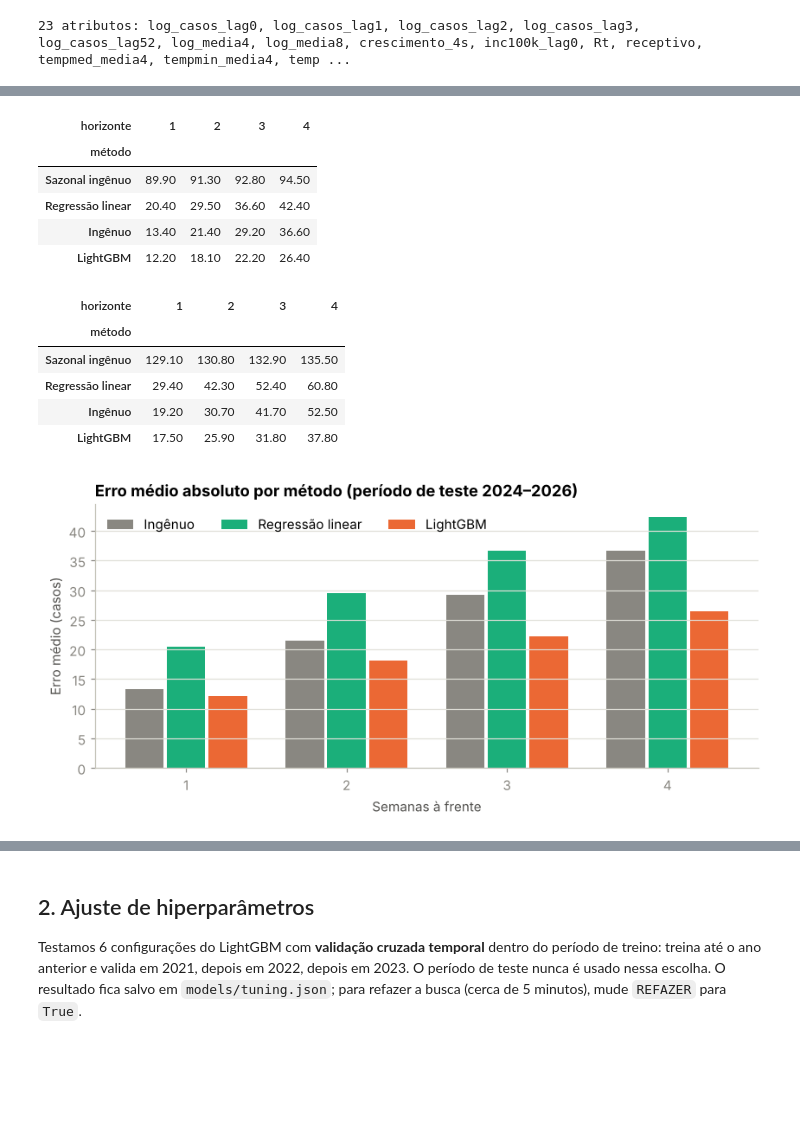
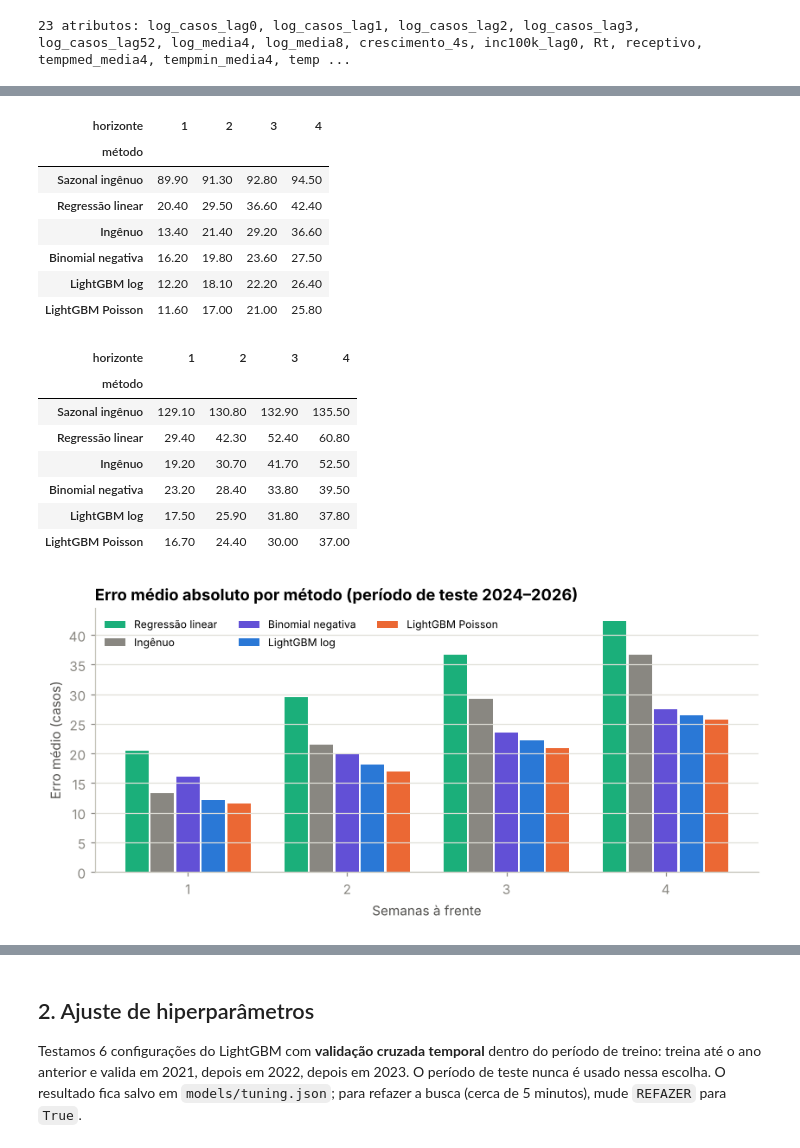
Before and after one commit to luishenrique1702/radar-dengue, a Jupyter notebook: notebooks/03_modelagem_e_avaliacao.ipynb, the cells around one changed output, grey strips where cells are left out. Drawn from its saved outputs; the diff is of its cells as text; code cells hidden in the pictures; blank space fills up the shorter version.

Commit message:
Adota LightGBM Poisson, compara com binomial negativa e com o alerta oficial do InfoDengue

```diff
--- a/notebooks/03_modelagem_e_avaliacao.ipynb
+++ b/notebooks/03_modelagem_e_avaliacao.ipynb
@@ -29,11 +29,12 @@ import json
 import lightgbm as lgb
 import statsmodels.api as sm
 from radar_dengue.features import FEATURES, add_targets, build_features, risk_level
-from radar_dengue.model import PARAMS, split
+from radar_dengue.model import PARAMS, fit_central, predict_central, split
+from radar_dengue.compare import NB_FEATURES, alert_comparison, nb_features
 from radar_dengue.geo import municipality_table, size_class, PORTES
 
 raw = pd.read_parquet("data/raw/infodengue_sp.parquet")
-d = add_targets(build_features(raw), [1, 2, 3, 4])
+d = nb_features(add_targets(build_features(raw), [1, 2, 3, 4]))
 d = d.merge(municipality_table()[["geocode", "regiao"]], on="geocode", how="left")
 d["porte"] = size_class(d.groupby("geocode")["pop"].transform("max"))
 print(f"{len(FEATURES)} atributos:", ", ".join(FEATURES))
@@ -68,48 +76,58 @@ for h in [1, 2, 3, 4]:
 
     lin = sm.OLS(tr[y] - tr["log_casos_lag0"], sm.add_constant(tr[FEATURES])).fit()
     p_lin = np.expm1(lin.predict(sm.add_constant(te[FEATURES])).to_numpy() + atual)
-    gbm = lgb.LGBMRegressor(**PARAMS).fit(tr[FEATURES], tr[y] - tr["log_casos_lag0"])
-    p_gbm = np.expm1(gbm.predict(te[FEATURES]) + atual)
+    nb = sm.GLM(np.expm1(tr[y]).round(), sm.add_constant(tr[NB_FEATURES]),
+                family=sm.families.NegativeBinomial(alpha=0.3), offset=tr["log_casos_lag0"].to_numpy()).fit()
+    p_nb = nb.predict(sm.add_constant(te[NB_FEATURES]), offset=atual)
+    gbm_log = lgb.LGBMRegressor(**PARAMS).fit(tr[FEATURES], tr[y] - tr["log_casos_lag0"])
+    p_log = np.expm1(gbm_log.predict(te[FEATURES]) + atual)
+    gbm = fit_central(tr, h)
+    p_gbm = predict_central(gbm, te)
 
     for nome, p in [("Ingênuo", np.expm1(atual)), ("Sazonal ingênuo", np.expm1(te["log_casos_lag52"])),
-                    ("Regressão linear", p_lin), ("LightGBM", p_gbm)]:
+                    ("Regressão linear", p_lin), ("Binomial negativa", p_nb),
+                    ("LightGBM log", p_log), ("LightGBM Poisson", p_gbm)]:
         resultados.append({"horizonte": h, "método": nome, **metricas(real, p)})
     previsoes[h] = te.assign(real=real, prev=p_gbm.clip(0), naive=np.expm1(atual))
     if h == 4:
         modelo_h4, treino_h4 = gbm, tr
 
 res = pd.DataFrame(resultados)
-res.pivot(index="método", columns="horizonte", values="MAE").loc[
-    ["Sazonal ingênuo", "Regressão linear", "Ingênuo", "LightGBM"]].round(1)
+ORDEM = ["Sazonal ingênuo", "Regressão linear", "Ingênuo", "Binomial negativa", "LightGBM log", "LightGBM Poisson"]
+res.pivot(index="método", columns="horizonte", values="MAE").loc[ORDEM].round(1)
 # %% [output]
 | horizonte | 1 | 2 | 3 | 4 |
 | método |  |  |  |  |
 | Sazonal ingênuo | 89.90 | 91.30 | 92.80 | 94.50 |
 | Regressão linear | 20.40 | 29.50 | 36.60 | 42.40 |
 | Ingênuo | 13.40 | 21.40 | 29.20 | 36.60 |
-| LightGBM | 12.20 | 18.10 | 22.20 | 26.40 |
+| Binomial negativa | 16.20 | 19.80 | 23.60 | 27.50 |
+| LightGBM log | 12.20 | 18.10 | 22.20 | 26.40 |
+| LightGBM Poisson | 11.60 | 17.00 | 21.00 | 25.80 |
 # %%
-res.pivot(index="método", columns="horizonte", values="WAPE (%)").loc[
-    ["Sazonal ingênuo", "Regressão linear", "Ingênuo", "LightGBM"]].round(1)
+res.pivot(index="método", columns="horizonte", values="WAPE (%)").loc[ORDEM].round(1)
 # %% [output]
 | horizonte | 1 | 2 | 3 | 4 |
 | método |  |  |  |  |
 | Sazonal ingênuo | 129.10 | 130.80 | 132.90 | 135.50 |
 | Regressão linear | 29.40 | 42.30 | 52.40 | 60.80 |
 | Ingênuo | 19.20 | 30.70 | 41.70 | 52.50 |
-| LightGBM | 17.50 | 25.90 | 31.80 | 37.80 |
+| Binomial negativa | 23.20 | 28.40 | 33.80 | 39.50 |
+| LightGBM log | 17.50 | 25.90 | 31.80 | 37.80 |
+| LightGBM Poisson | 16.70 | 24.40 | 30.00 | 37.00 |
 # %%
 fig, ax = plt.subplots(figsize=(9, 3.6))
-cores = {"Ingênuo": style.BASELINE, "Regressão linear": style.TERCEIRA, "LightGBM": style.PREVISTO}
-larg = 0.26
+cores = {"Regressão linear": style.TERCEIRA, "Ingênuo": style.BASELINE, "Binomial negativa": "#6250d6",
+         "LightGBM log": style.OBSERVADO, "LightGBM Poisson": style.PREVISTO}
+larg = 0.16
 for i, (nome, cor) in enumerate(cores.items()):
     v = res[res["método"] == nome].set_index("horizonte")["MAE"]
-    ax.bar(v.index + (i - 1) * larg, v.values, width=larg * 0.92, color=cor, label=nome)
+    ax.bar(v.index + (i - 2) * larg, v.values, width=larg * 0.92, color=cor, label=nome)
 ax.set_xticks([1, 2, 3, 4]); ax.set_xlabel("Semanas à frente"); ax.set_ylabel("Erro médio (casos)")
 ax.set_title("Erro médio absoluto por método (período de teste 2024–2026)")
-ax.legend(ncols=3, loc="upper left"); plt.show()
+ax.legend(ncols=3, loc="upper left", fontsize=8); plt.show()
 # %% [output]
-[figure, old version]
+[figure, new version]
 # %% [markdown]
 **Leitura:**
 
```
Also changed, not shown: parts of 18 cells of this notebook, 18 other files.
